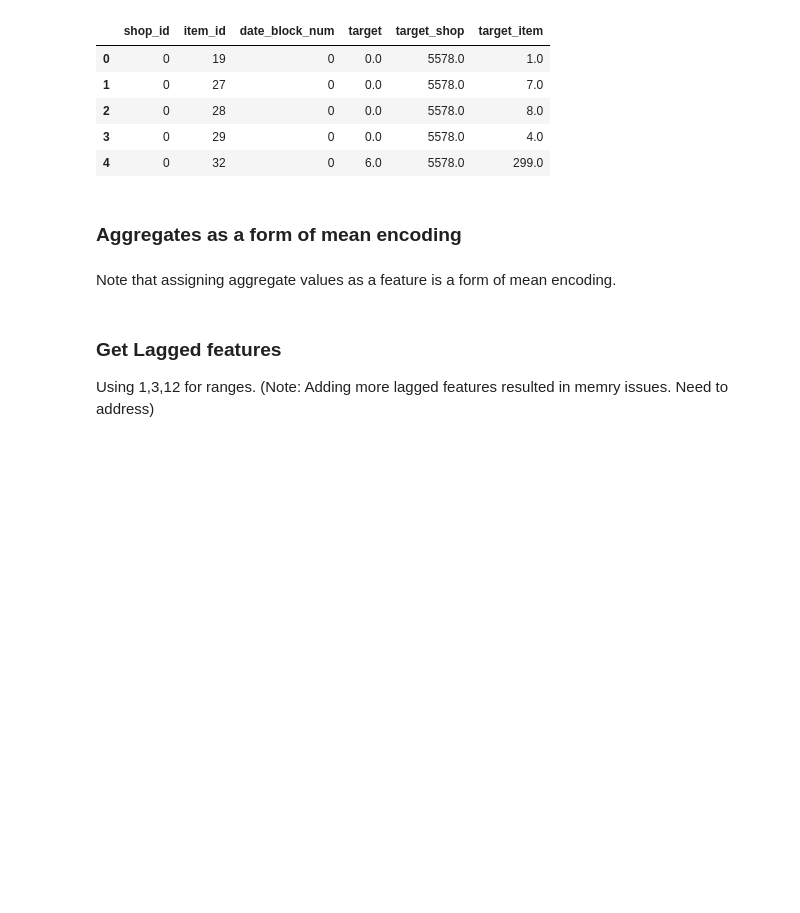
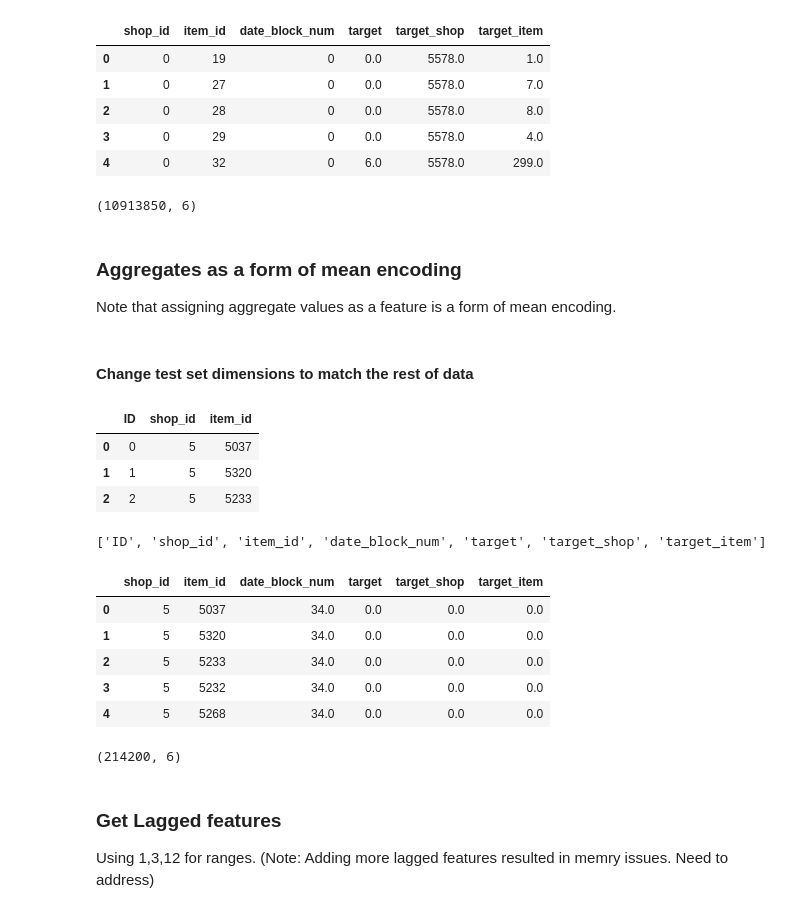
Before and after one commit to surfertas/machine_learning, a Jupyter notebook: kaggle/predict_future_sale/2-1-prediction_lagged_features_v0.ipynb, the cells around one changed output. Drawn from its saved outputs; the diff is of its cells as text; code cells hidden in the pictures; blank space fills up the shorter version.

```diff
--- a/kaggle/predict_future_sale/2-1-prediction_lagged_features_v0.ipynb
+++ b/kaggle/predict_future_sale/2-1-prediction_lagged_features_v0.ipynb
@@ -112,13 +115,51 @@ data.head()
 | 2 | 0 | 28 | 0 | 0.0 | 5578.0 | 8.0 |
 | 3 | 0 | 29 | 0 | 0.0 | 5578.0 | 4.0 |
 | 4 | 0 | 32 | 0 | 6.0 | 5578.0 | 299.0 |
+# %%
+data.shape
+# %% [output]
+(10913850, 6)
 # %% [markdown]
 ### Aggregates as a form of mean encoding
+Note that assigning aggregate values as a feature is a form of mean encoding.
 # %%
 # Check if aggregates make sense
 # Total sales for item_id 32 for date block 0 is 299
 assert(data[(data.item_id == 32) & (data.date_block_num==0)].target.sum()==299)
 # Total sales for shop_id 0 for date block 0 is 5578
 assert(data[(data.shop_id == 0) & (data.date_block_num==0)].target.sum()==5578)
-# %% [markdown]
-Note that assigning aggregate values as a feature is a form of mean encoding.
+# %% [markdown]
+#### Change test set dimensions to match the rest of data
+# %%
+test = pd.read_csv('test.csv')
+test.head(3)
+# %% [output]
+|  | ID | shop_id | item_id |
+| 0 | 0 | 5 | 5037 |
+| 1 | 1 | 5 | 5320 |
+| 2 | 2 | 5 | 5233 |
+# %%
+test_orig = test.copy()
+test['date_block_num'] = np.ones(len(test.index))* 34
+test['target'] = np.zeros(len(test.index))
+test['target_shop'] = np.zeros(len(test.index))
+test['target_item'] = np.zeros(len(test.index))
+cols = test.columns.tolist()
+print(cols)
+test = test[cols]
+ID = test['ID']
+del test['ID']
+
+test.head()
+# %% [output]
+['ID', 'shop_id', 'item_id', 'date_block_num', 'target', 'target_shop', 'target_item']
+|  | shop_id | item_id | date_block_num | target | target_shop | target_item |
+| 0 | 5 | 5037 | 34.0 | 0.0 | 0.0 | 0.0 |
+| 1 | 5 | 5320 | 34.0 | 0.0 | 0.0 | 0.0 |
+| 2 | 5 | 5233 | 34.0 | 0.0 | 0.0 | 0.0 |
+| 3 | 5 | 5232 | 34.0 | 0.0 | 0.0 | 0.0 |
+| 4 | 5 | 5268 | 34.0 | 0.0 | 0.0 | 0.0 |
+# %%
+test.shape
+# %% [output]
+(214200, 6)
```
Also changed, not shown: parts of 22 cells of this notebook.
